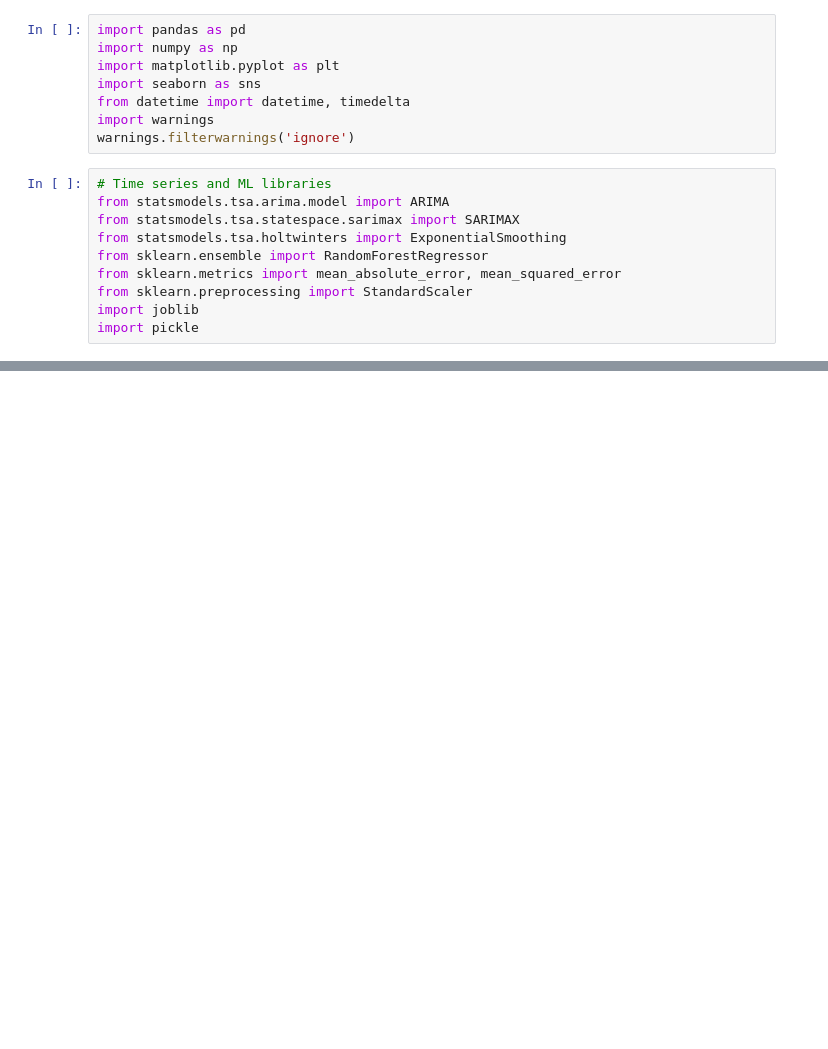
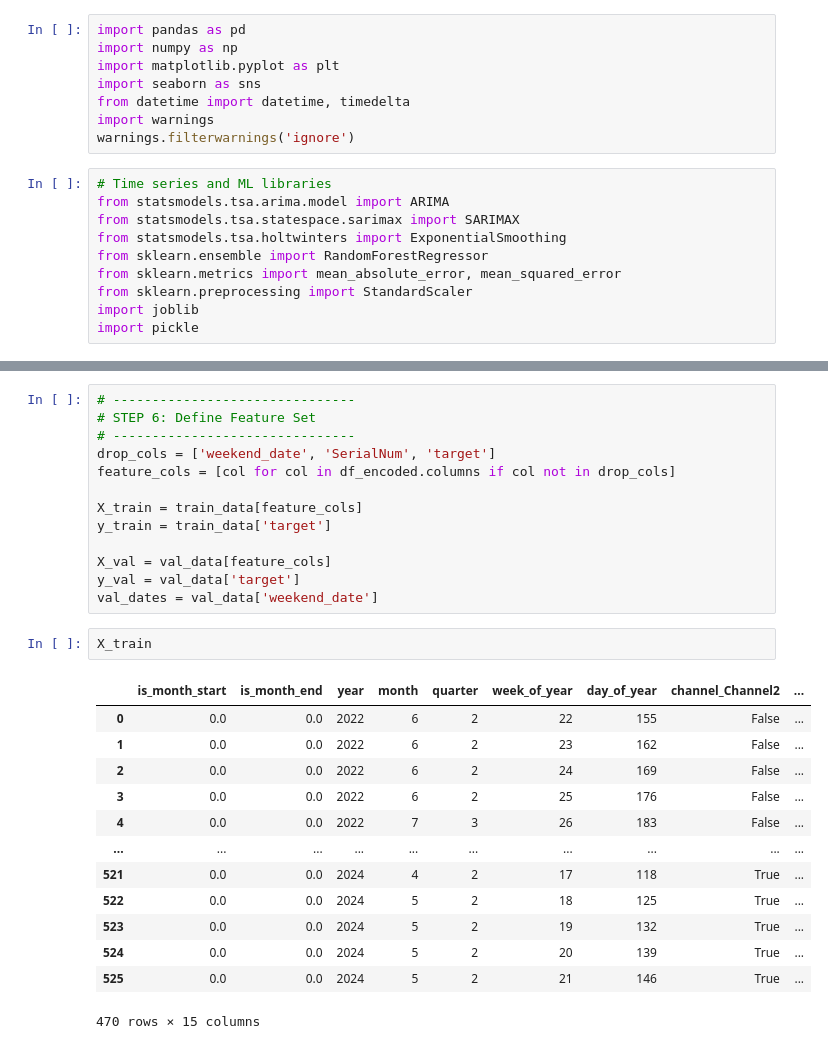
Before and after one commit to Pankaj-2003/Assignment, a Jupyter notebook: Modelling.ipynb, the cells around one changed output, grey strips where cells are left out. Saved outputs shown, nothing was run; the diff lists cells and outputs as text; blank space fills up the shorter version.

```diff
--- a/Modelling.ipynb
+++ b/Modelling.ipynb
@@ -22,0 +219,29 @@ df = pd.read_csv('.csv')
+# %%
+# -------------------------------
+# STEP 6: Define Feature Set
+# -------------------------------
+drop_cols = ['weekend_date', 'SerialNum', 'target']
+feature_cols = [col for col in df_encoded.columns if col not in drop_cols]
+
+X_train = train_data[feature_cols]
+y_train = train_data['target']
+
+X_val = val_data[feature_cols]
+y_val = val_data['target']
+val_dates = val_data['weekend_date']
+# %%
+X_train
+# %% [output]
+|  | is_month_start | is_month_end | year | month | quarter | week_of_year | day_of_year | channel_Channel2 | ... |
+| 0 | 0.0 | 0.0 | 2022 | 6 | 2 | 22 | 155 | False | ... |
+| 1 | 0.0 | 0.0 | 2022 | 6 | 2 | 23 | 162 | False | ... |
+| 2 | 0.0 | 0.0 | 2022 | 6 | 2 | 24 | 169 | False | ... |
+| 3 | 0.0 | 0.0 | 2022 | 6 | 2 | 25 | 176 | False | ... |
+| 4 | 0.0 | 0.0 | 2022 | 7 | 3 | 26 | 183 | False | ... |
+| ... | ... | ... | ... | ... | ... | ... | ... | ... | ... |
+| 521 | 0.0 | 0.0 | 2024 | 4 | 2 | 17 | 118 | True | ... |
+| 522 | 0.0 | 0.0 | 2024 | 5 | 2 | 18 | 125 | True | ... |
+| 523 | 0.0 | 0.0 | 2024 | 5 | 2 | 19 | 132 | True | ... |
+| 524 | 0.0 | 0.0 | 2024 | 5 | 2 | 20 | 139 | True | ... |
+| 525 | 0.0 | 0.0 | 2024 | 5 | 2 | 21 | 146 | True | ... |
+470 rows × 15 columns
```
Also changed, not shown: parts of 31 cells of this notebook.
